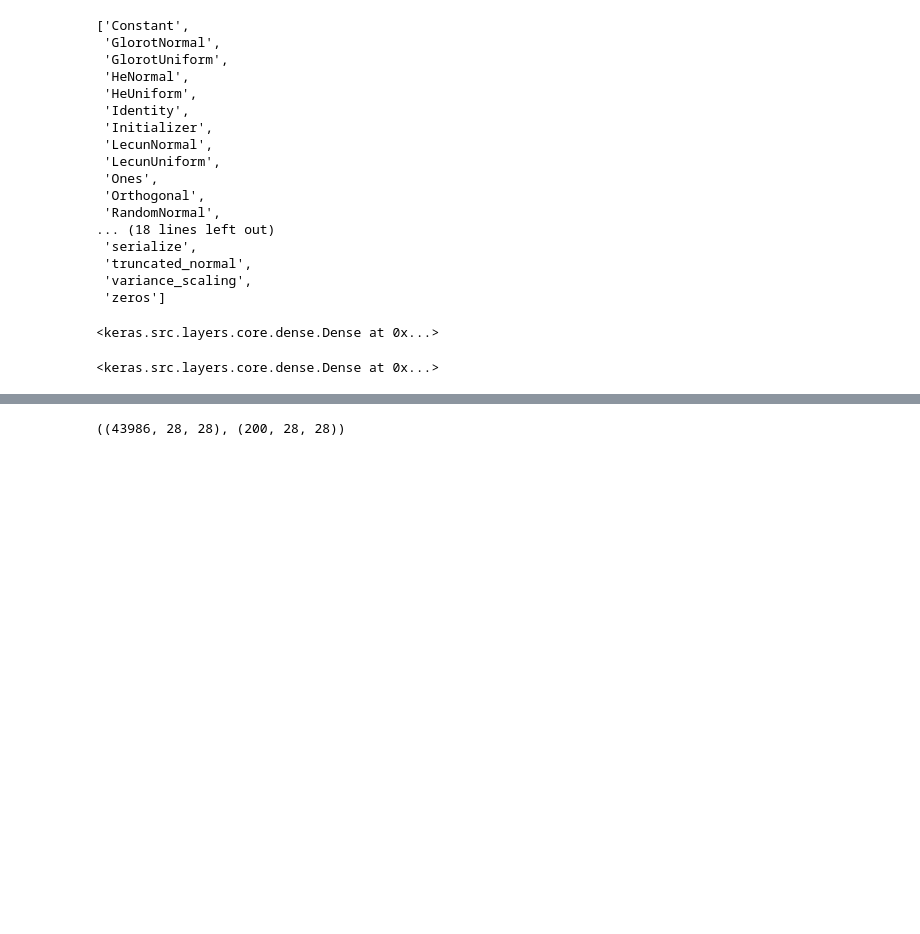
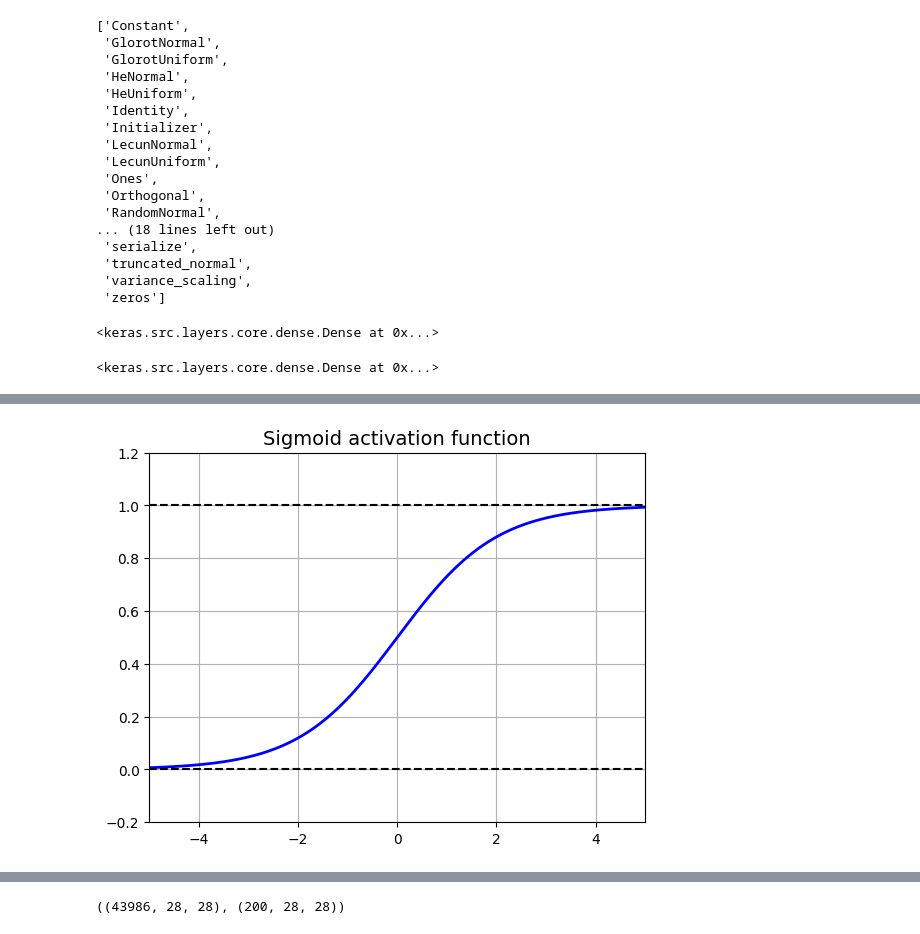
Before and after one commit to chaiminwoo0223/Deep-Neural-Network, a Jupyter notebook: 02 - Training_Deep_Neural_Networks.ipynb, the cells around one changed output, grey strips where cells are left out. Saved outputs shown, nothing was run; the diff lists cells and outputs as text; code cells hidden in the pictures; blank space fills up the shorter version.

```diff
--- a/02 - Training_Deep_Neural_Networks.ipynb
+++ b/02 - Training_Deep_Neural_Networks.ipynb
@@ -462,0 +74,15 @@ y_train_B = y_train_B[:200]
+# %%
+# 로지스틱 시그모이드 함수
+def logit(z):
+    return 1 / (1 + np.exp(-z))
+
+plt.plot(z, logit(z), "b-", linewidth=2)
+plt.plot([-5, 5], [0, 0], 'k--')
+plt.plot([-5, 5], [1, 1], 'k--')
+plt.grid(True)
+props = dict(facecolor='black', shrink=0.1)
+plt.title("Sigmoid activation function", fontsize=14)
+plt.axis([-5, 5, -0.2, 1.2])
+plt.show()
+# %% [output]
+[figure, added]
```
Also changed, not shown: parts of 103 cells of this notebook.
